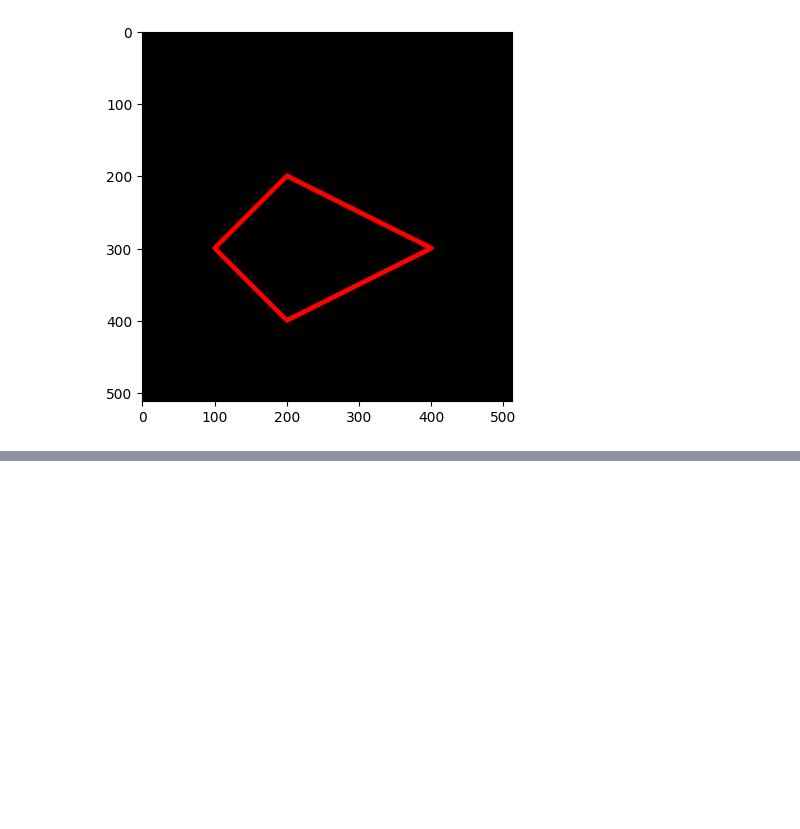
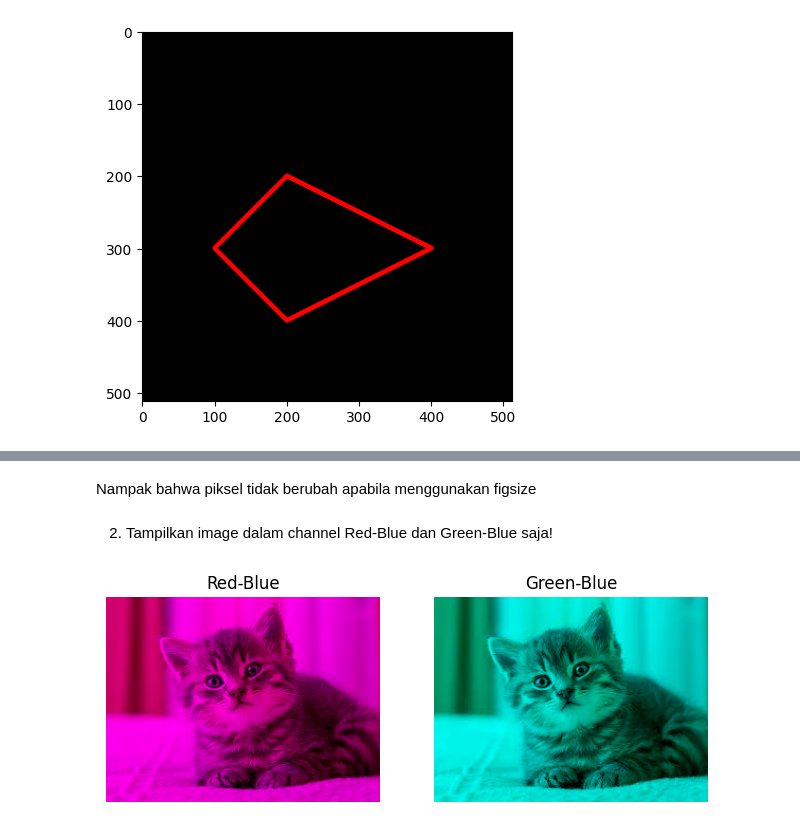
Before and after one commit to om-ica/PCVK_Ganjil_2025, a Jupyter notebook: Week2.ipynb, the cells around one changed output, grey strips where cells are left out. Saved outputs shown, nothing was run; the diff lists cells and outputs as text; code cells hidden in the pictures; blank space fills up the shorter version.

```diff
--- a/Week2.ipynb
+++ b/Week2.ipynb
@@ -163,0 +194,39 @@ plt.imshow(black_img2)
+# %% [markdown]
+Nampak bahwa piksel tidak berubah apabila menggunakan figsize
+# %% [markdown]
+2. Tampilkan image dalam channel Red-Blue dan Green-Blue saja!
+# %%
+import cv2 as cv
+import matplotlib.pyplot as plt
+import numpy as np
+
+# Baca gambar (BGR)
+img = cv.imread('/content/drive/MyDrive/PCVK_MM/Images/kitten01.jpg')
+img_rgb = cv.cvtColor(img, cv.COLOR_BGR2RGB)
+
+# Pisahkan channel
+R, G, B = cv.split(img_rgb)
+
+# Buat channel kosong
+zeros = np.zeros_like(R)
+
+# Gabungkan kembali
+RB = cv.merge([R, zeros, B])  # Red-Blue
+GB = cv.merge([zeros, G, B])  # Green-Blue
+
+# Tampilkan
+plt.figure(figsize=(12,4))
+
+plt.subplot(1,3,1)
+plt.imshow(RB)
+plt.title("Red-Blue")
+plt.axis("off")
+
+plt.subplot(1,3,2)
+plt.imshow(GB)
+plt.title("Green-Blue")
+plt.axis("off")
+
+plt.show()
+# %% [output]
+[figure, added]
```
Also changed, not shown: parts of 22 cells of this notebook.
